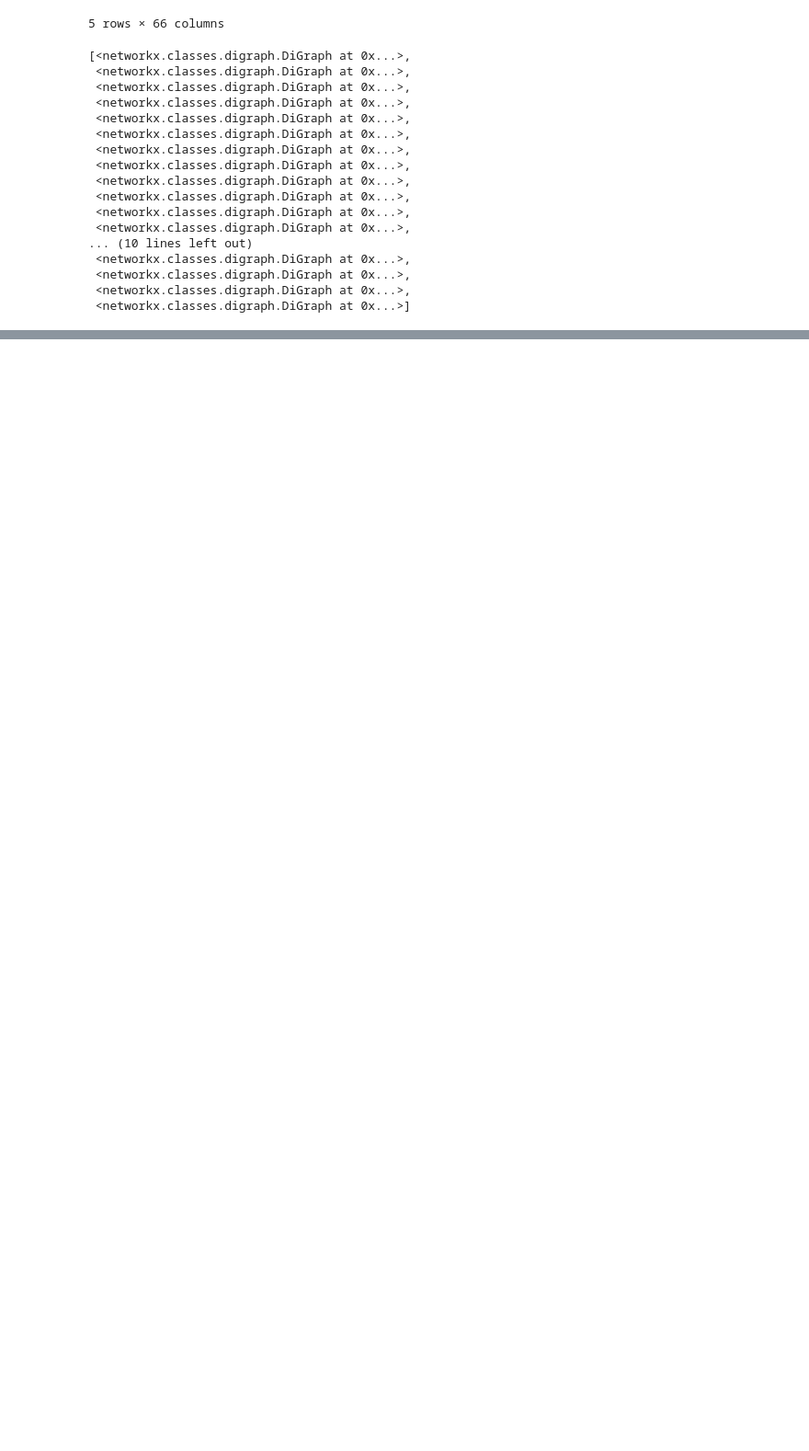
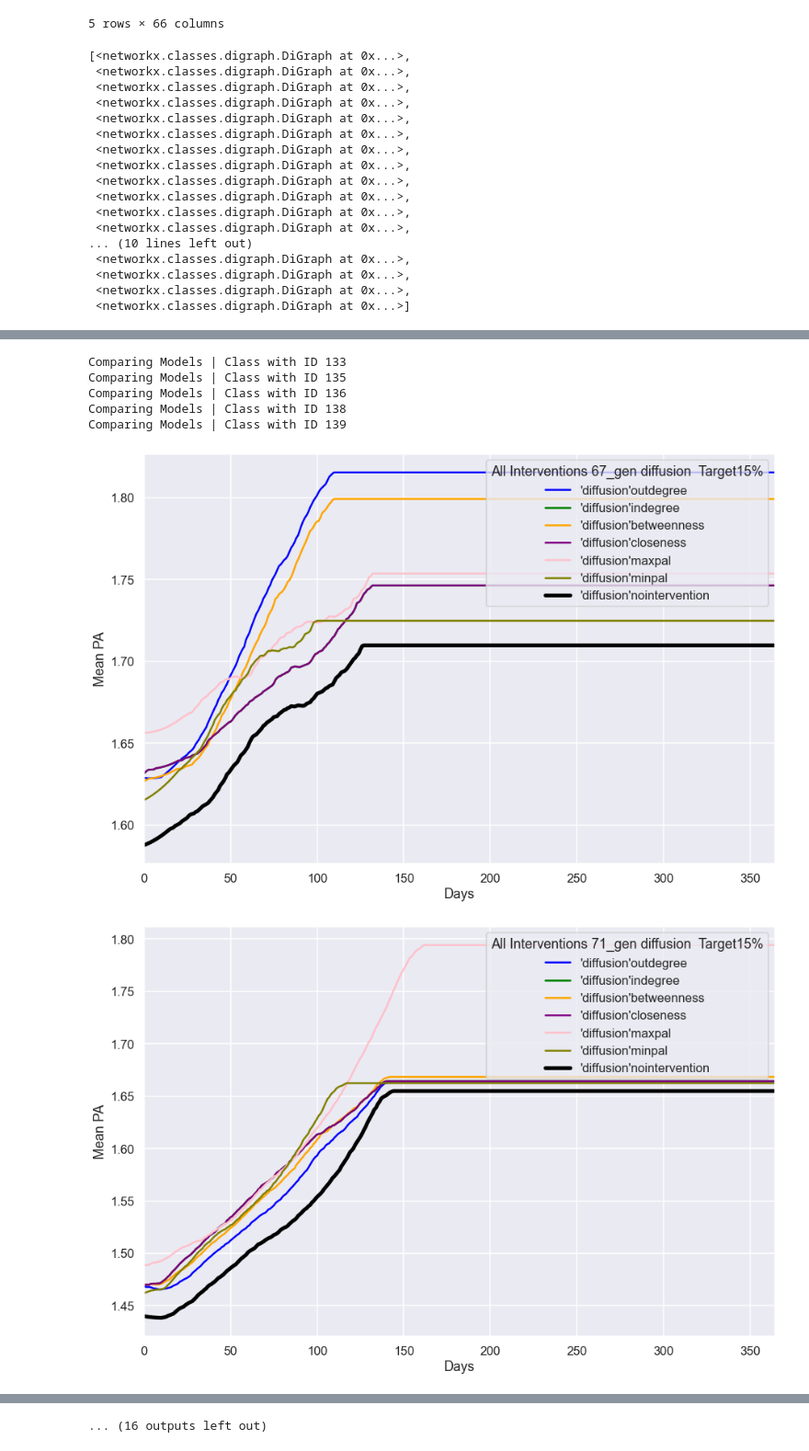
Before and after one commit to MovezNetwork/ABM-PA, a Jupyter notebook: notebooks/Classes.ipynb, the cells around one changed output, grey strips where cells are left out. Shown at 92% size. Cells and saved outputs as stored; diff of their text form; code cells hidden in the pictures; blank space fills up the shorter version.

```diff
--- a/notebooks/Classes.ipynb
+++ b/notebooks/Classes.ipynb
@@ -188,0 +170,3 @@ Comparing Models | Class with ID 139
+# %%
+simulation.get_all_interventions_per_model_plots(classes_results=df_diffusion)
+# %% [output]
@@ -188,0 +190,7 @@ Comparing Models | Class with ID 139
+Comparing Models | Class with ID 133
+Comparing Models | Class with ID 135
+Comparing Models | Class with ID 136
+Comparing Models | Class with ID 138
+Comparing Models | Class with ID 139
+[figure, added]
+[figure, added]
@@ -189,3 +205,4 @@ Comparing Models | Class with ID 139
+... (16 outputs left out)
 # %%
 closeness=df_diffusion[0]['diffusion']['closeness']['gen'][15].mean(axis=1)
 indegree=df_diffusion[0]['diffusion']['indegree']['gen'][15].mean(axis=1)
```
Also changed, not shown: parts of 15 cells of this notebook, 3 other files.
